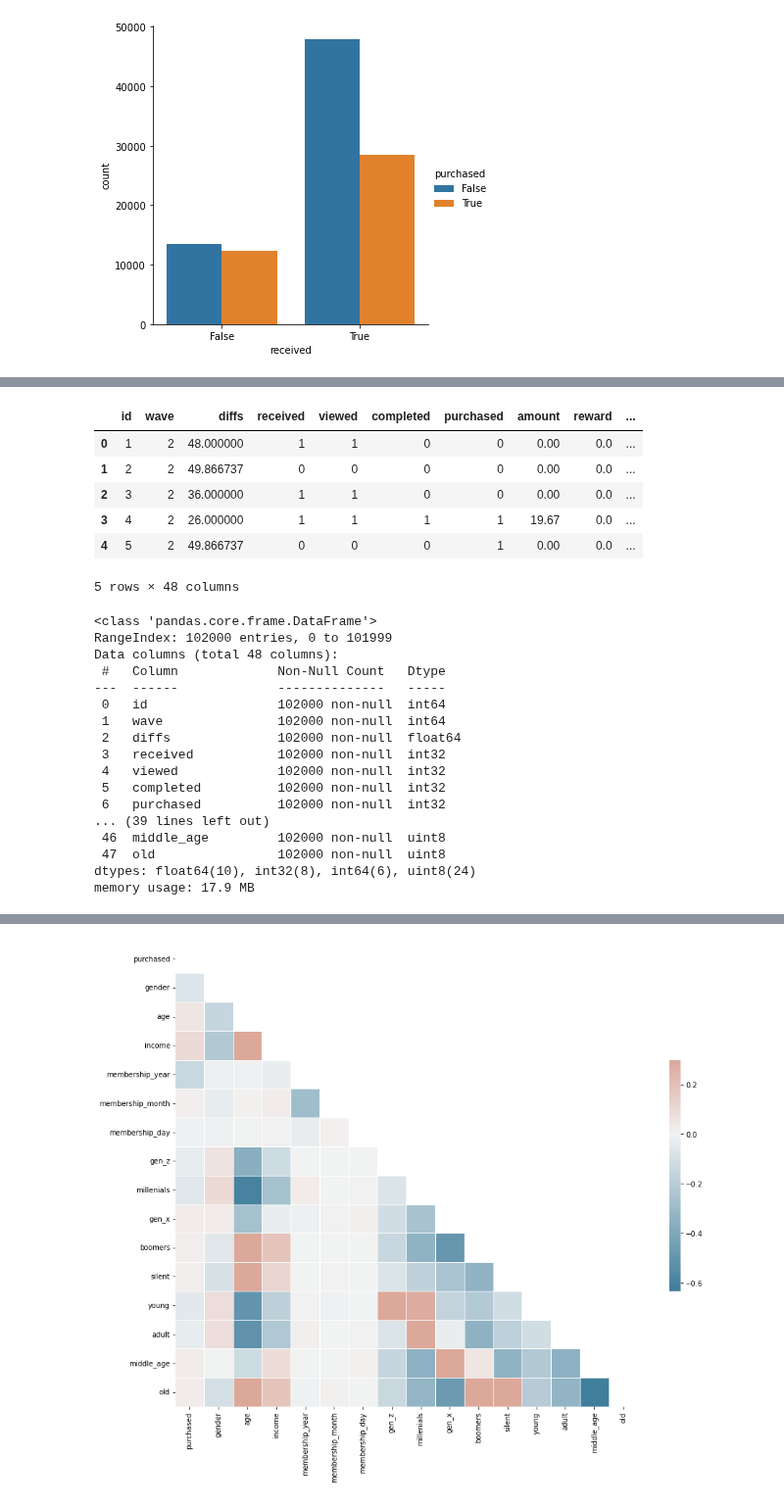
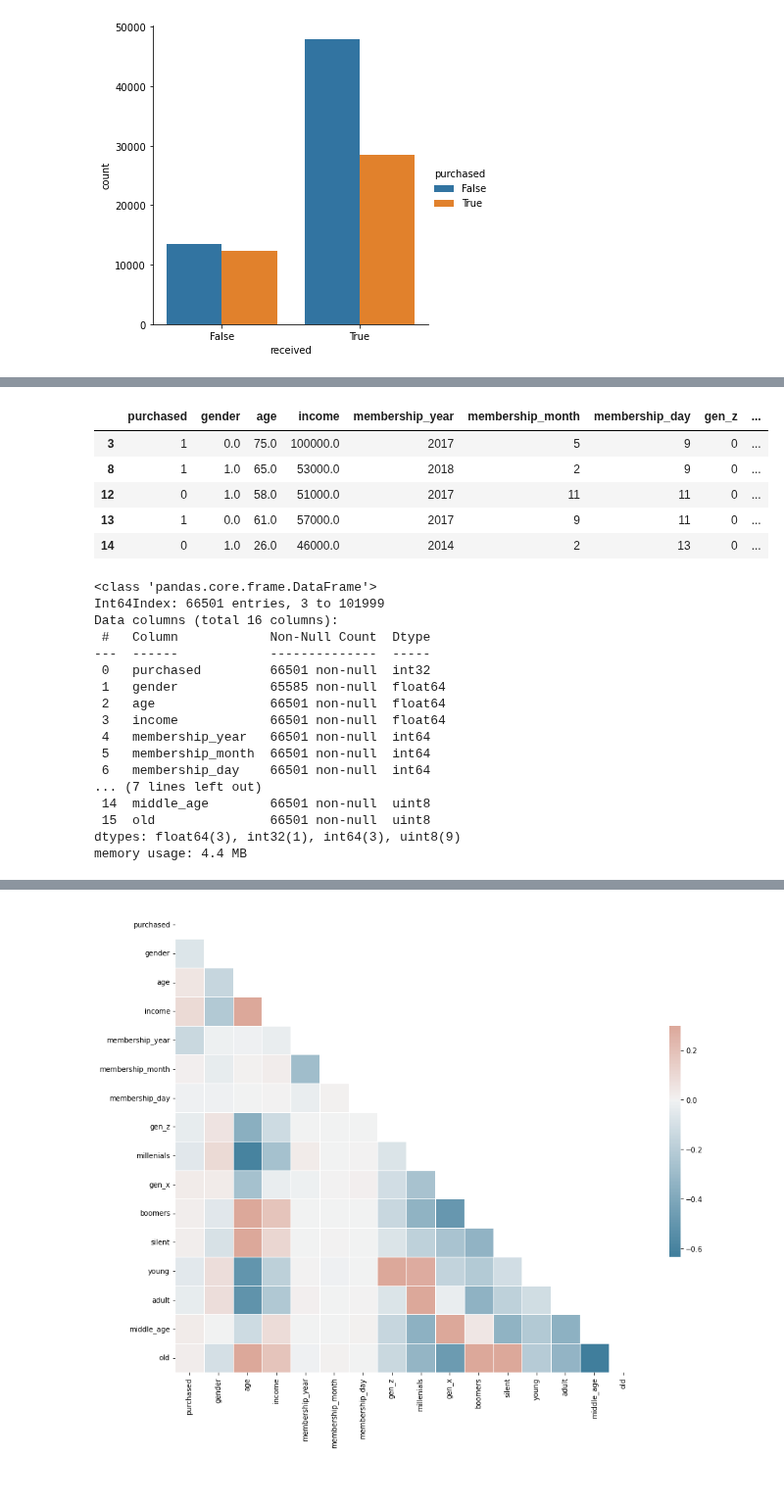
Before and after one commit to netxph/sb-capstone, a Jupyter notebook: notebooks/06 - Predictive and Modelling.ipynb, the cells around one changed output, grey strips where cells are left out. Shown at 98% size. Saved outputs shown, nothing was run; the diff lists cells and outputs as text; code cells hidden in the pictures.

Commit message:
finish model training

```diff
--- a/notebooks/06 - Predictive and Modelling.ipynb
+++ b/notebooks/06 - Predictive and Modelling.ipynb
@@ -109,31 +116,30 @@ sns.catplot(data=transcript_group, kind="count", x="received", hue="purchased");
 # %%
-data = convert_for_training(transcript_group.copy())
+data = convert_for_receive_training(transcript_group.copy())
 data.head()
 # %% [output]
-|  | id | wave | diffs | received | viewed | completed | purchased | amount | reward | ... |
-| 0 | 1 | 2 | 48.000000 | 1 | 1 | 0 | 0 | 0.00 | 0.0 | ... |
-| 1 | 2 | 2 | 49.866737 | 0 | 0 | 0 | 0 | 0.00 | 0.0 | ... |
-| 2 | 3 | 2 | 36.000000 | 1 | 1 | 0 | 0 | 0.00 | 0.0 | ... |
-| 3 | 4 | 2 | 26.000000 | 1 | 1 | 1 | 1 | 19.67 | 0.0 | ... |
-| 4 | 5 | 2 | 49.866737 | 0 | 0 | 0 | 1 | 0.00 | 0.0 | ... |
+|  | purchased | gender | age | income | membership_year | membership_month | membership_day | gen_z | ... |
+| 3 | 1 | 0.0 | 75.0 | 100000.0 | 2017 | 5 | 9 | 0 | ... |
+| 8 | 1 | 1.0 | 65.0 | 53000.0 | 2018 | 2 | 9 | 0 | ... |
+| 12 | 0 | 1.0 | 58.0 | 51000.0 | 2017 | 11 | 11 | 0 | ... |
+| 13 | 1 | 0.0 | 61.0 | 57000.0 | 2017 | 9 | 11 | 0 | ... |
+| 14 | 0 | 1.0 | 26.0 | 46000.0 | 2014 | 2 | 13 | 0 | ... |
-5 rows × 48 columns
 # %%
 data.info()
 # %% [output]
 <class 'pandas.core.frame.DataFrame'>
-RangeIndex: 102000 entries, 0 to 101999
-Data columns (total 48 columns):
- #   Column             Non-Null Count   Dtype
----  ------             --------------   -----
- 0   id                 102000 non-null  int64
- 1   wave               102000 non-null  int64
- 2   diffs              102000 non-null  float64
- 3   received           102000 non-null  int32
- 4   viewed             102000 non-null  int32
- 5   completed          102000 non-null  int32
- 6   purchased          102000 non-null  int32
-... (39 lines left out)
- 46  middle_age         102000 non-null  uint8
- 47  old                102000 non-null  uint8
-dtypes: float64(10), int32(8), int64(6), uint8(24)
-memory usage: 17.9 MB
+Int64Index: 66501 entries, 3 to 101999
+Data columns (total 16 columns):
+ #   Column            Non-Null Count  Dtype
+---  ------            --------------  -----
+ 0   purchased         66501 non-null  int32
+ 1   gender            65585 non-null  float64
+ 2   age               66501 non-null  float64
+ 3   income            66501 non-null  float64
+ 4   membership_year   66501 non-null  int64
+ 5   membership_month  66501 non-null  int64
+ 6   membership_day    66501 non-null  int64
+... (7 lines left out)
+ 14  middle_age        66501 non-null  uint8
+ 15  old               66501 non-null  uint8
+dtypes: float64(3), int32(1), int64(3), uint8(9)
+memory usage: 4.4 MB
```
Also changed, not shown: parts of 34 cells of this notebook, 1 other file.
